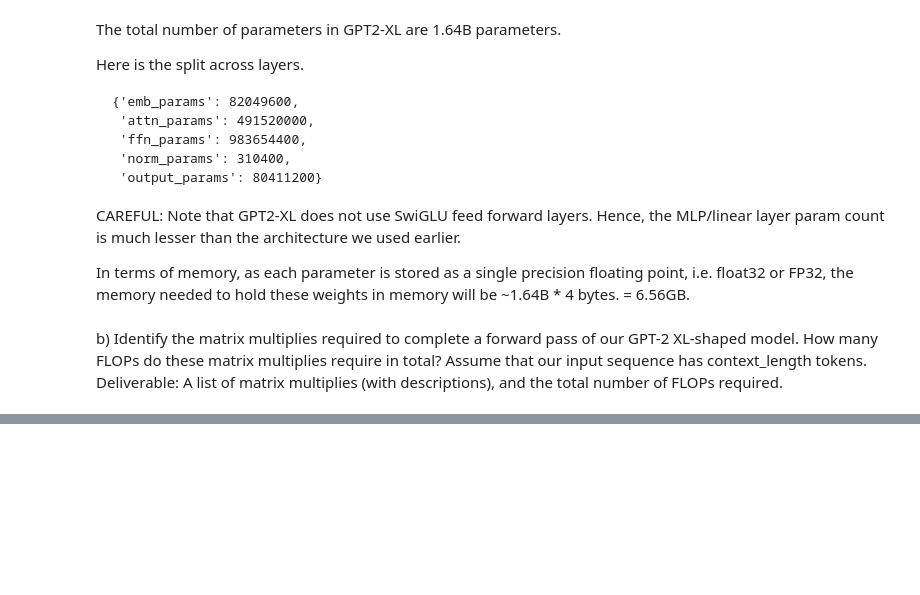
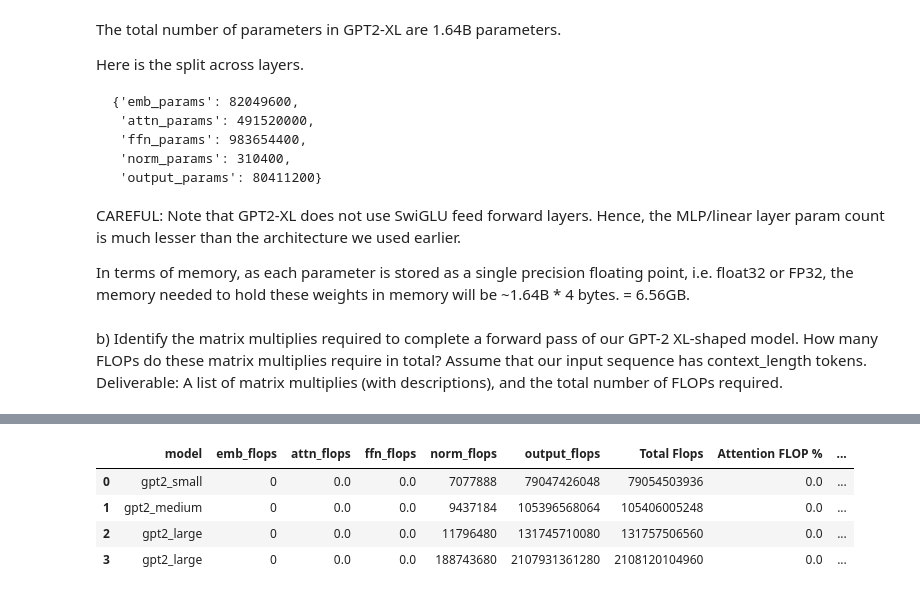
Before and after one commit to binga/relearning-ai, a Jupyter notebook: nbs/017-cs336-a1-full_assignment_test.ipynb, the cells around one changed output, grey strips where cells are left out. Cells and saved outputs as stored; diff of their text form; code cells hidden in the pictures; blank space fills up the shorter version.

Commit message:
Computing Flop counts turned out to be trickier than I thought.

```diff
--- a/nbs/017-cs336-a1-full_assignment_test.ipynb
+++ b/nbs/017-cs336-a1-full_assignment_test.ipynb
@@ -900,0 +958,76 @@ required.
+# %%
+# d. Repeat your analysis with GPT-2 small (12 layers, 768 d_model, 12 heads), GPT-2 medium (24
+# layers, 1024 d_model, 16 heads), and GPT-2 large (36 layers, 1280 d_model, 20 heads). As the
+# model size increases, which parts of the Transformer LM take up proportionally more or less of
+# the total FLOPs?
+# Deliverable: For each model, provide a breakdown of model components and its associated
+# FLOPs (as a proportion of the total FLOPs required for a forward pass). In addition, provide a
+# one-to-two sentence description of how varying the model size changes the proportional FLOPs
+# of each component.
+
+
+import pandas as pd
+
+gpt2_configs = [
+    {
+        "name": "gpt2_small",
+        "num_layers": 12,
+        "d_model": 768,
+        "num_heads": 12,
+        "batch_size": 1,
+        "context_length": 1024,
+        "vocab_size": 50257,
+        "d_ff": 6400
+    },
+    {
+        "name": "gpt2_medium",
+        "num_layers": 24,
+        "d_model": 1024,
+        "num_heads": 16,
+        "batch_size": 1,
+        "context_length": 1024,
+        "vocab_size": 50257,
+        "d_ff": 6400
+    },
+    {
+        "name": "gpt2_large",
+        "num_layers": 36,
+        "d_model": 1280,
+        "num_heads": 20,
+        "batch_size": 1,
+        "context_length": 1024,
+        "vocab_size": 50257,
+        "d_ff": 6400
+    },
+    {
+        "name": "gpt2_large",
+        "num_layers": 36,
+        "d_model": 1280,
+        "num_heads": 20,
+        "batch_size": 1,
+        "context_length": 16384,
+        "vocab_size": 50257,
+        "d_ff": 6400
+    }
+]
+
+results = []
+for config in gpt2_configs:
+    flops = {}
+    flops['model'] = config['name']
+    config_args = {k: v for k, v in config.items() if k != 'name'}
+    flop_counts = get_flop_count(**config_args)
+    flops.update(flop_counts)
+    flops['Total Flops'] = int(sum(flop_counts.values()))
+    flops['Attention FLOP %'] = round(flops['attn_flops'] * 100 / flops['Total Flops'], 1)
+    flops['FFN FLOP %'] = round(flops['output_flops'] * 100 / flops['Total Flops'], 1)
+    results.append(flops)
+
+results = pd.DataFrame(results)
+results
+# %% [output]
+|  | model | emb_flops | attn_flops | ffn_flops | norm_flops | output_flops | Total Flops | Attention FLOP % | ... |
+| 0 | gpt2_small | 0 | 0.0 | 0.0 | 7077888 | 79047426048 | 79054503936 | 0.0 | ... |
+| 1 | gpt2_medium | 0 | 0.0 | 0.0 | 9437184 | 105396568064 | 105406005248 | 0.0 | ... |
+| 2 | gpt2_large | 0 | 0.0 | 0.0 | 11796480 | 131745710080 | 131757506560 | 0.0 | ... |
+| 3 | gpt2_large | 0 | 0.0 | 0.0 | 188743680 | 2107931361280 | 2108120104960 | 0.0 | ... |
```
Also changed, not shown: parts of 8 cells of this notebook.
